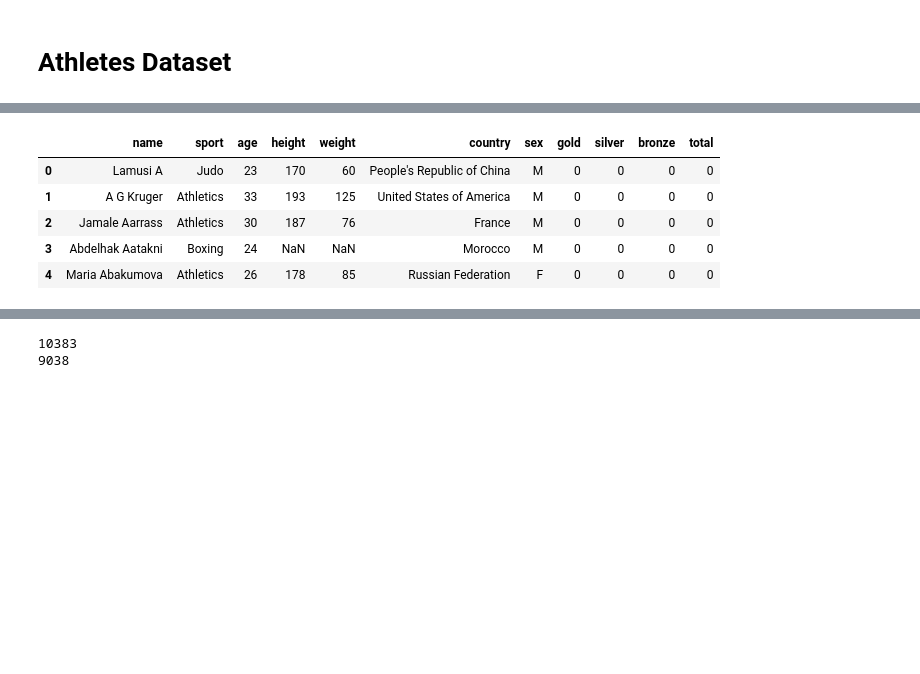
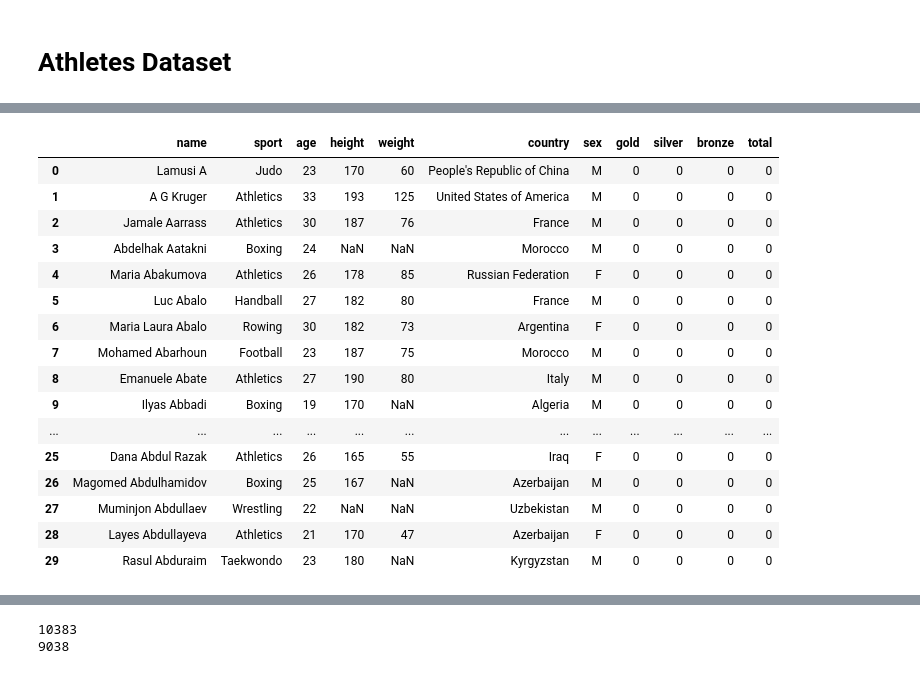
Before and after one commit to SoleilSunshine/Portfolio, a Jupyter notebook: Athletes-LR+KNN.ipynb, the cells around one changed output, grey strips where cells are left out. Drawn from its saved outputs; the diff is of its cells as text; code cells hidden in the pictures; blank space fills up the shorter version.

```diff
--- a/Athletes-LR+KNN.ipynb
+++ b/Athletes-LR+KNN.ipynb
@@ -16,11 +18,22 @@ from matplotlib import pyplot as plt
 %matplotlib inline
 # %%
 athletes_df = pd.read_csv('../hw1-athletes.csv')
-athletes_df.head()
+athletes_df.head(30)
 # %% [output]
 |  | name | sport | age | height | weight | country | sex | gold | silver | bronze | total |
 | 0 | Lamusi A | Judo | 23 | 170 | 60 | People's Republic of China | M | 0 | 0 | 0 | 0 |
 | 1 | A G Kruger | Athletics | 33 | 193 | 125 | United States of America | M | 0 | 0 | 0 | 0 |
 | 2 | Jamale Aarrass | Athletics | 30 | 187 | 76 | France | M | 0 | 0 | 0 | 0 |
 | 3 | Abdelhak Aatakni | Boxing | 24 | NaN | NaN | Morocco | M | 0 | 0 | 0 | 0 |
 | 4 | Maria Abakumova | Athletics | 26 | 178 | 85 | Russian Federation | F | 0 | 0 | 0 | 0 |
+| 5 | Luc Abalo | Handball | 27 | 182 | 80 | France | M | 0 | 0 | 0 | 0 |
+| 6 | Maria Laura Abalo | Rowing | 30 | 182 | 73 | Argentina | F | 0 | 0 | 0 | 0 |
+| 7 | Mohamed Abarhoun | Football | 23 | 187 | 75 | Morocco | M | 0 | 0 | 0 | 0 |
+| 8 | Emanuele Abate | Athletics | 27 | 190 | 80 | Italy | M | 0 | 0 | 0 | 0 |
+| 9 | Ilyas Abbadi | Boxing | 19 | 170 | NaN | Algeria | M | 0 | 0 | 0 | 0 |
+| ... | ... | ... | ... | ... | ... | ... | ... | ... | ... | ... | ... |
+| 25 | Dana Abdul Razak | Athletics | 26 | 165 | 55 | Iraq | F | 0 | 0 | 0 | 0 |
+| 26 | Magomed Abdulhamidov | Boxing | 25 | 167 | NaN | Azerbaijan | M | 0 | 0 | 0 | 0 |
+| 27 | Muminjon Abdullaev | Wrestling | 22 | NaN | NaN | Uzbekistan | M | 0 | 0 | 0 | 0 |
+| 28 | Layes Abdullayeva | Athletics | 21 | 170 | 47 | Azerbaijan | F | 0 | 0 | 0 | 0 |
+| 29 | Rasul Abduraim | Taekwondo | 23 | 180 | NaN | Kyrgyzstan | M | 0 | 0 | 0 | 0 |
```
Also changed, not shown: parts of 56 cells of this notebook.
